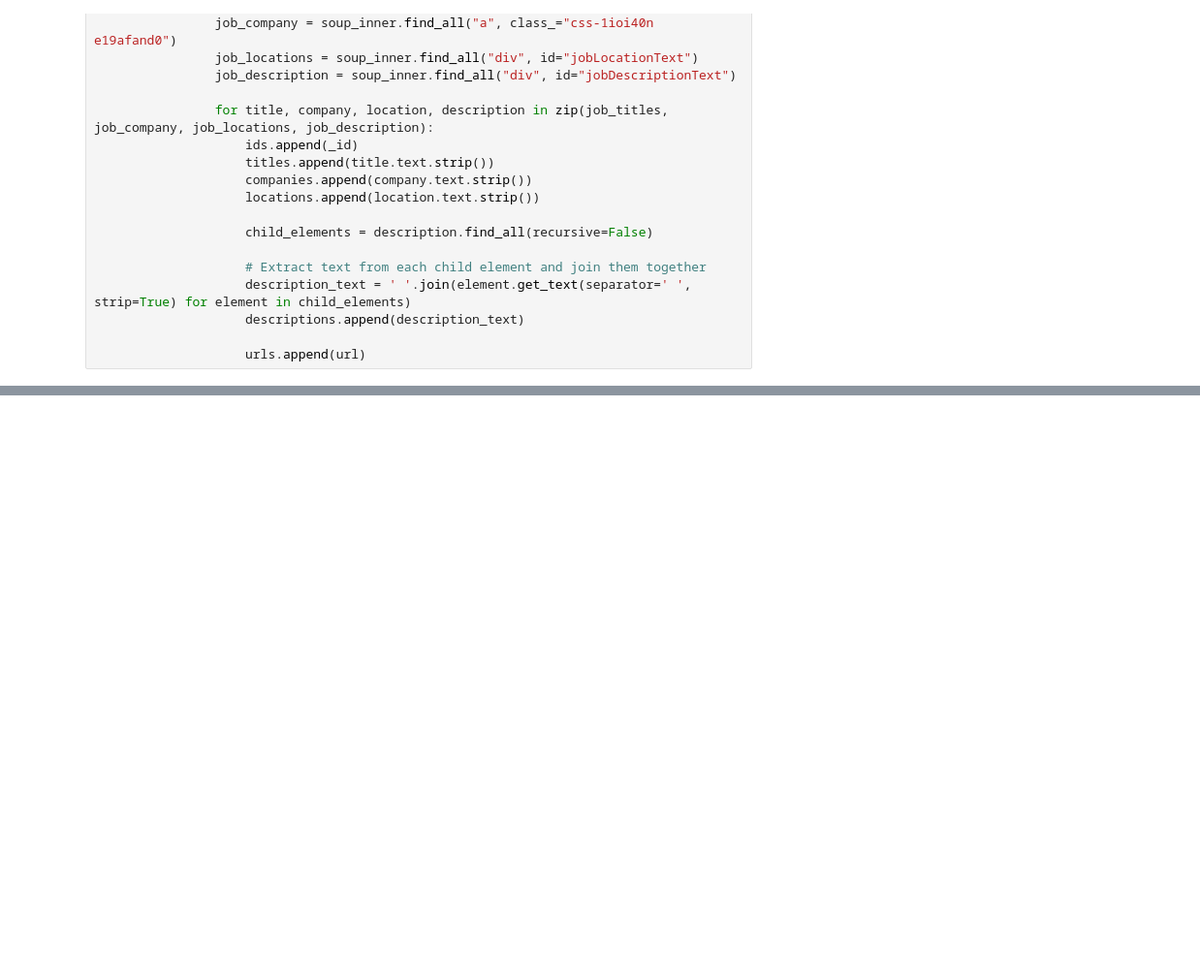
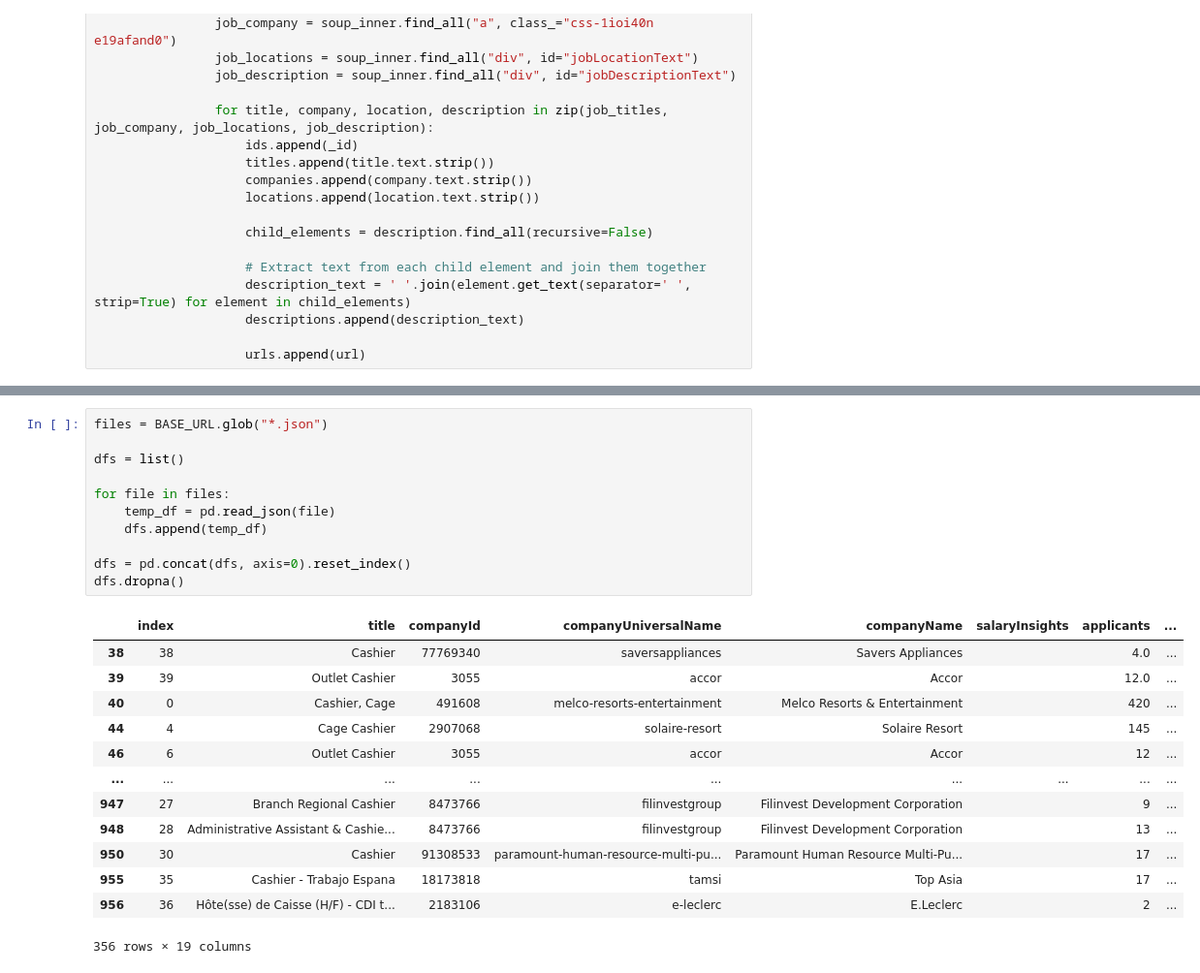
Before and after one commit to christianadr/job-search-llms, a Jupyter notebook: scraper-trial.ipynb, the cells around one changed output, grey strips where cells are left out. Shown at 97% size. Saved outputs shown, nothing was run; the diff lists cells and outputs as text; blank space fills up the shorter version.

```diff
--- a/scraper-trial.ipynb
+++ b/scraper-trial.ipynb
@@ -130,0 +200,25 @@ print(response.json())
+# %%
+files = BASE_URL.glob("*.json")
+
+dfs = list()
+
+for file in files:
+    temp_df = pd.read_json(file)
+    dfs.append(temp_df)
+
+dfs = pd.concat(dfs, axis=0).reset_index()
+dfs.dropna()
+# %% [output]
+|  | index | title | companyId | companyUniversalName | companyName | salaryInsights | applicants | ... |
+| 38 | 38 | Cashier | 77769340 | saversappliances | Savers Appliances |  | 4.0 | ... |
+| 39 | 39 | Outlet Cashier | 3055 | accor | Accor |  | 12.0 | ... |
+| 40 | 0 | Cashier, Cage | 491608 | melco-resorts-entertainment | Melco Resorts & Entertainment |  | 420 | ... |
+| 44 | 4 | Cage Cashier | 2907068 | solaire-resort | Solaire Resort |  | 145 | ... |
+| 46 | 6 | Outlet Cashier | 3055 | accor | Accor |  | 12 | ... |
+| ... | ... | ... | ... | ... | ... | ... | ... | ... |
+| 947 | 27 | Branch Regional Cashier | 8473766 | filinvestgroup | Filinvest Development Corporation |  | 9 | ... |
+| 948 | 28 | Administrative Assistant & Cashie... | 8473766 | filinvestgroup | Filinvest Development Corporation |  | 13 | ... |
+| 950 | 30 | Cashier | 91308533 | paramount-human-resource-multi-pu... | Paramount Human Resource Multi-Pu... |  | 17 | ... |
+| 955 | 35 | Cashier - Trabajo Espana | 18173818 | tamsi | Top Asia |  | 17 | ... |
+| 956 | 36 | Hôte(sse) de Caisse (H/F) - CDI t... | 2183106 | e-leclerc | E.Leclerc |  | 2 | ... |
+356 rows × 19 columns
```
Also changed, not shown: parts of 18 cells of this notebook, 1 other file.
